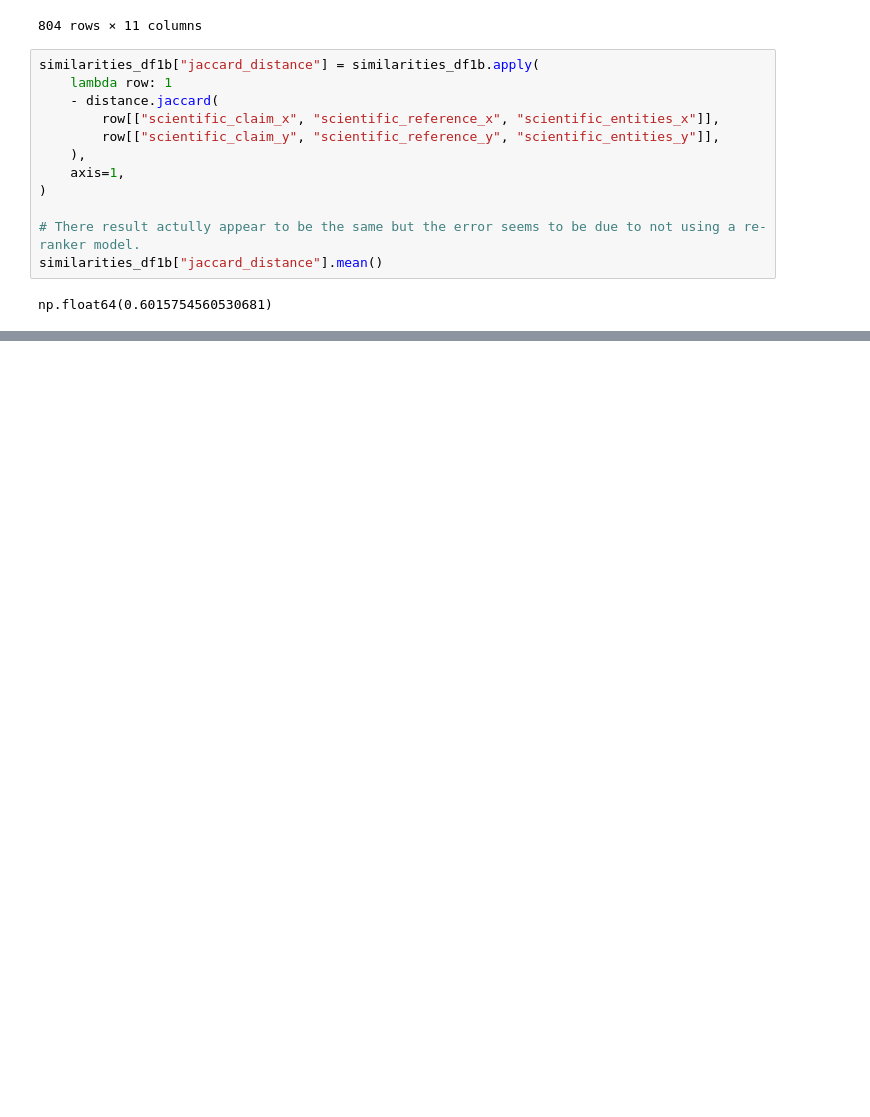
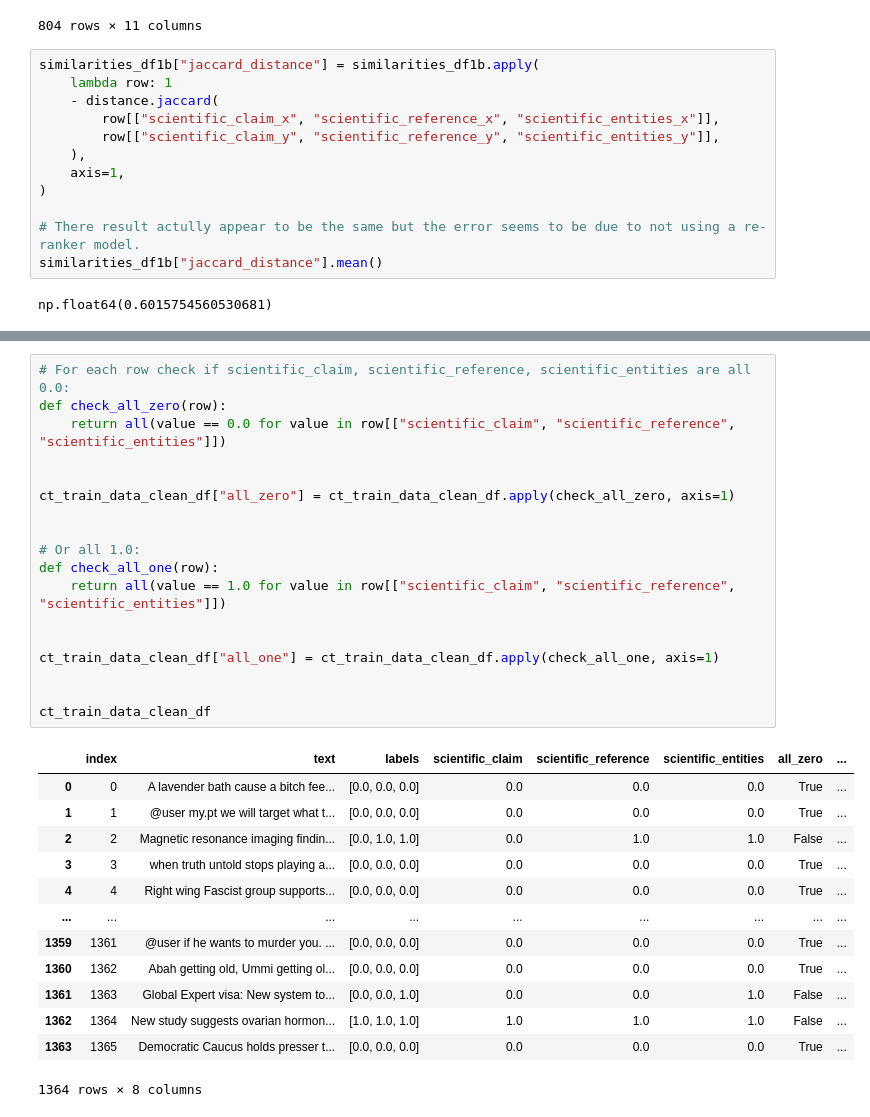
Before and after one commit to climatesense-project/climatesense-checkthat2025, a Jupyter notebook: notebooks/task4a/1a__clean_dataset_and_stats.ipynb, the cells around one changed output, grey strips where cells are left out. Saved outputs shown, nothing was run; the diff lists cells and outputs as text; blank space fills up the shorter version.

```diff
--- a/notebooks/task4a/1__clean_dataset_and_stats.ipynb
+++ b/notebooks/task4a/1a__clean_dataset_and_stats.ipynb
@@ -355,0 +402,32 @@ sciwebclaims_df[
+# %%
+# For each row check if scientific_claim, scientific_reference,	scientific_entities are all 0.0:
+def check_all_zero(row):
+    return all(value == 0.0 for value in row[["scientific_claim", "scientific_reference", "scientific_entities"]])
+
+
+ct_train_data_clean_df["all_zero"] = ct_train_data_clean_df.apply(check_all_zero, axis=1)
+
+
+# Or all 1.0:
+def check_all_one(row):
+    return all(value == 1.0 for value in row[["scientific_claim", "scientific_reference", "scientific_entities"]])
+
+
+ct_train_data_clean_df["all_one"] = ct_train_data_clean_df.apply(check_all_one, axis=1)
+
+
+ct_train_data_clean_df
+# %% [output]
+|  | index | text | labels | scientific_claim | scientific_reference | scientific_entities | all_zero | ... |
+| 0 | 0 | A lavender bath cause a bitch fee... | [0.0, 0.0, 0.0] | 0.0 | 0.0 | 0.0 | True | ... |
+| 1 | 1 | @user my.pt we will target what t... | [0.0, 0.0, 0.0] | 0.0 | 0.0 | 0.0 | True | ... |
+| 2 | 2 | Magnetic resonance imaging findin... | [0.0, 1.0, 1.0] | 0.0 | 1.0 | 1.0 | False | ... |
+| 3 | 3 | when truth untold stops playing a... | [0.0, 0.0, 0.0] | 0.0 | 0.0 | 0.0 | True | ... |
+| 4 | 4 | Right wing Fascist group supports... | [0.0, 0.0, 0.0] | 0.0 | 0.0 | 0.0 | True | ... |
+| ... | ... | ... | ... | ... | ... | ... | ... | ... |
+| 1359 | 1361 | @user if he wants to murder you. ... | [0.0, 0.0, 0.0] | 0.0 | 0.0 | 0.0 | True | ... |
+| 1360 | 1362 | Abah getting old, Ummi getting ol... | [0.0, 0.0, 0.0] | 0.0 | 0.0 | 0.0 | True | ... |
+| 1361 | 1363 | Global Expert visa: New system to... | [0.0, 0.0, 1.0] | 0.0 | 0.0 | 1.0 | False | ... |
+| 1362 | 1364 | New study suggests ovarian hormon... | [1.0, 1.0, 1.0] | 1.0 | 1.0 | 1.0 | False | ... |
+| 1363 | 1365 | Democratic Caucus holds presser t... | [0.0, 0.0, 0.0] | 0.0 | 0.0 | 0.0 | True | ... |
+1364 rows × 8 columns
```
Also changed, not shown: parts of 16 cells of this notebook, 46 other files.
